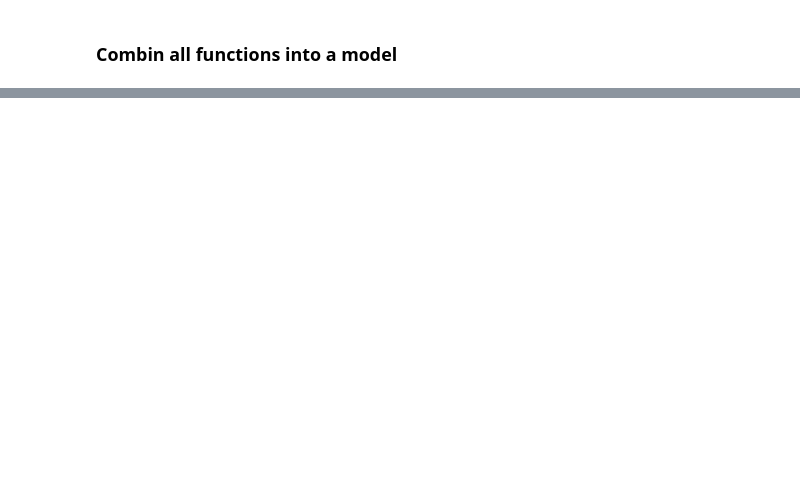
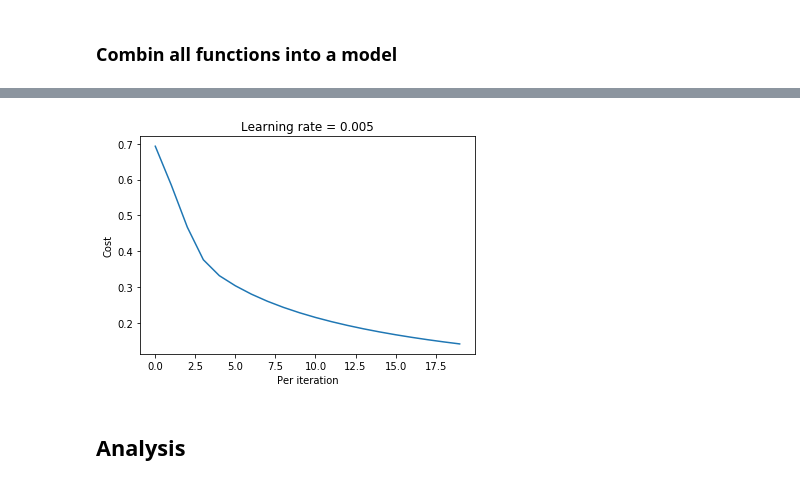
Before and after one commit to elirex/ml-practices, a Jupyter notebook: neural_netowrks_and_deep_learning/logistic_regression.ipynb, the cells around one changed output, grey strips where cells are left out. Saved outputs shown, nothing was run; the diff lists cells and outputs as text; code cells hidden in the pictures; blank space fills up the shorter version.

```diff
--- a/neural_netowrks_and_deep_learning/logistic_regression.ipynb
+++ b/neural_netowrks_and_deep_learning/logistic_regression.ipynb
@@ -290,4 +291,32 @@ Predections = [[1. 1. 1.]]
 # %% [markdown]
 ### Combin all functions into a model
-# %%
-def model(train_X, train_Y, test_X, test_Y, num_iterations=1000, learning_rate=0.3, verbose=False):
+# %%
+def print_accuracy(set_type, Y, predicted_Y):
+        print("{} accuracy: {}".format(set_type, 100 - np.mean(np.abs(predicted_Y -Y)) * 100))
+# %%
+def run_model(train_X, train_Y, test_X, test_Y, num_iterations=1000, learning_rate=0.3, verbose=False):
+    W, b = initialize_paramenter(train_X.shape[0])
+
+    params, grads, costs = optimize(W, b, train_X, train_Y, num_iterations, learning_rate, verbose)
+
+    W = params["W"]
+    b = params["b"]
+
+    predicted_train_Y = predict(W, b, train_X)
+    predicted_test_Y = predict(W, b, test_X)
+
+    print_accuracy("Train", train_Y, predicted_train_Y)
+    print_accuracy("Test", test_Y, predicted_test_Y)
+
+    model = {
+        "costs": costs,
+        "predicted_train_Y": predicted_train_Y,
+        "predicted_test_Y": predicted_test_Y,
+        "W": W,
+        "b": b,
+        "learning_rate": learning_rate,
+        "num_iterations": num_iterations
+    }
+    return model
+# %%
+model = run_model(train_set_x, train_set_y, test_set_x, test_set_y, num_iterations=2000, learning_rate=0.005)
@@ -293,0 +333,11 @@ def model(train_X, train_Y, test_X, test_Y, num_iterations=1000, learning_rate=0
+# %%
+costs = np.squeeze(model["costs"])
+plt.title("Learning rate = {}".format(model["learning_rate"]))
+plt.ylabel("Cost")
+plt.xlabel("Per iteration")
+plt.plot(costs)
+plt.show()
+# %% [output]
+[figure, added]
+# %% [markdown]
+## Analysis
```
Also changed, not shown: parts of 9 cells of this notebook.
